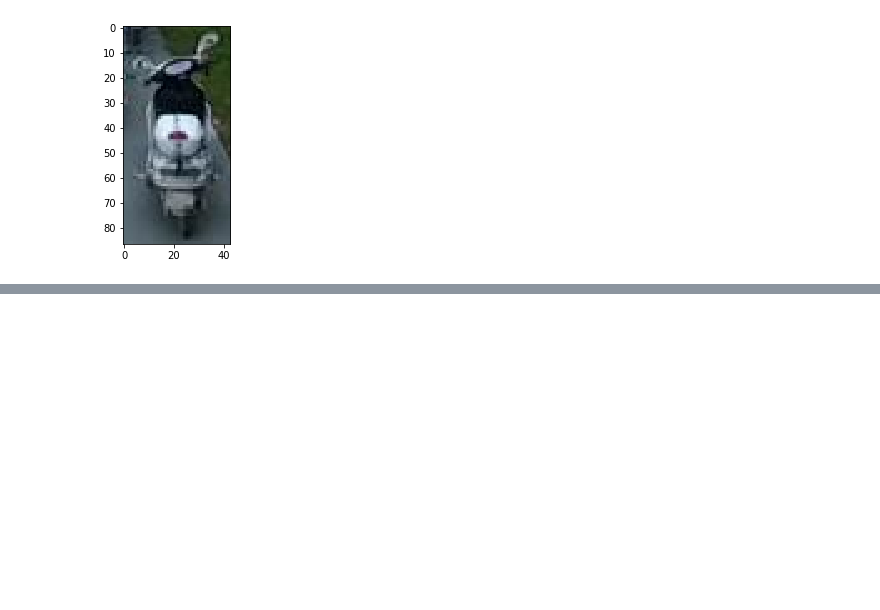
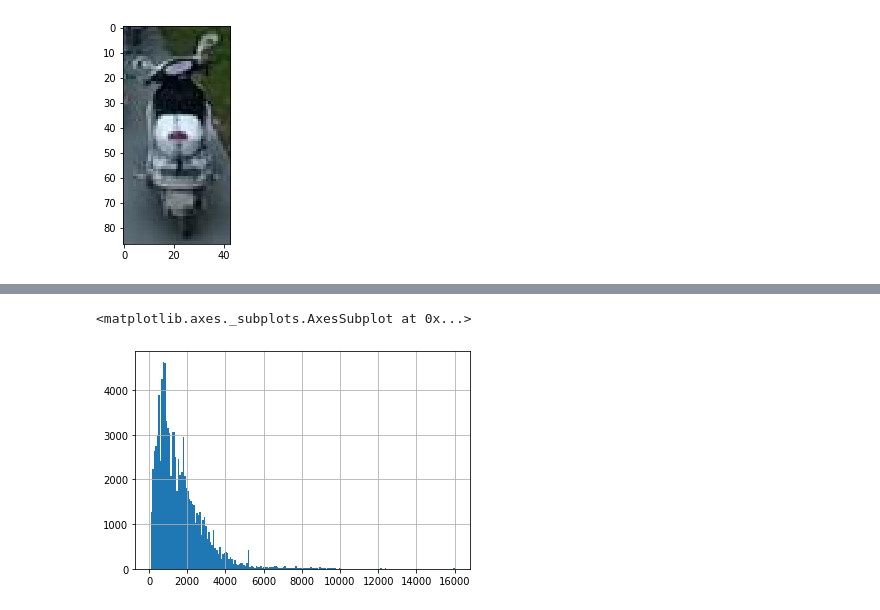
Before and after one commit to liuxr98/mmtracking, a Jupyter notebook: data-analysis.ipynb, the cells around one changed output, grey strips where cells are left out. Drawn from its saved outputs; the diff is of its cells as text; code cells hidden in the pictures; blank space fills up the shorter version.

```diff
--- a/data-analysis.ipynb
+++ b/data-analysis.ipynb
@@ -83,0 +153,3 @@ for file in annotation_files:
+# %%
+df_people = df[(df.score==1) & (df.object_category==2)].reset_index()
+df_people
@@ -83,0 +194,3 @@ for file in annotation_files:
+# %%
+df_people_area = df_people.apply(lambda x: x['bbox_width'] * x['bbox_height'], axis=1)
+df_people_area.describe()
@@ -83,0 +207,5 @@ for file in annotation_files:
+# %%
+df_people_area.hist(bins=200)
+# %% [output]
+<matplotlib.axes._subplots.AxesSubplot at 0x...>
+[figure, added]
```
Also changed, not shown: parts of 37 cells of this notebook, 7 other files.
